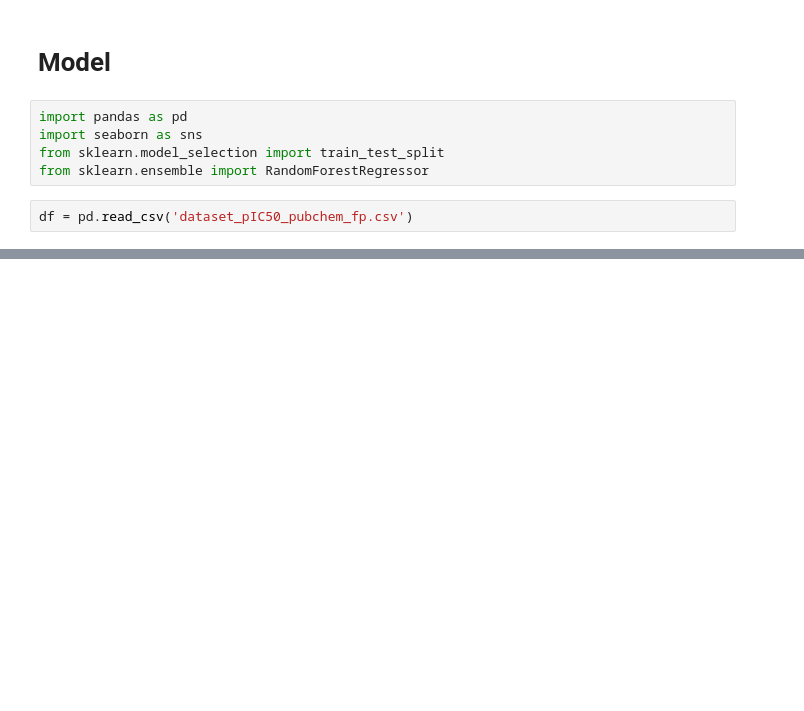
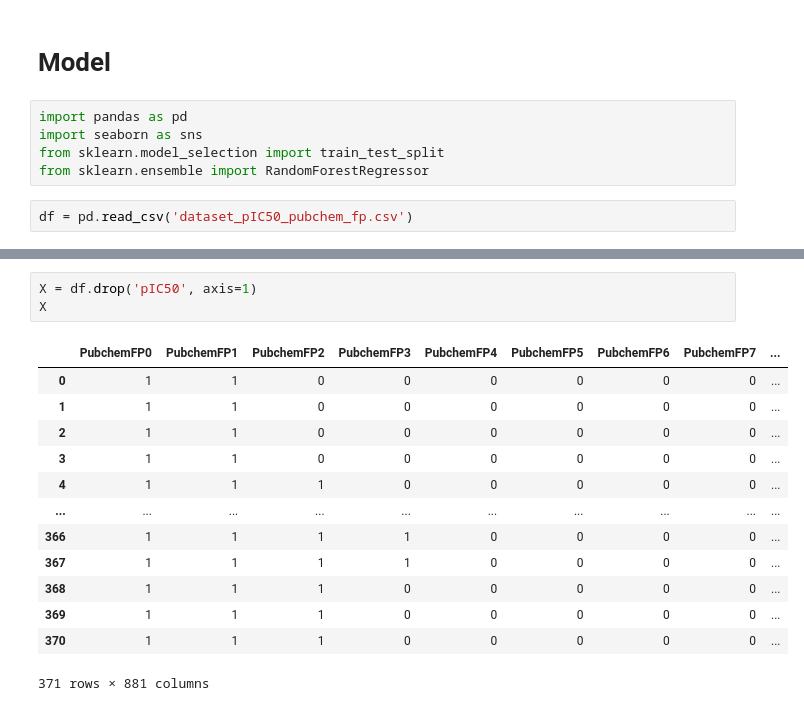
Before and after one commit to sofijaaa21/projekat, a Jupyter notebook: Untitled9.ipynb, the cells around one changed output, grey strips where cells are left out. Drawn from its saved outputs; the diff is of its cells as text; blank space fills up the shorter version.

```diff
--- a/Untitled9.ipynb
+++ b/Untitled9.ipynb
@@ -990,0 +991,17 @@ df
+# %%
+X = df.drop('pIC50', axis=1)
+X
+# %% [output]
+|  | PubchemFP0 | PubchemFP1 | PubchemFP2 | PubchemFP3 | PubchemFP4 | PubchemFP5 | PubchemFP6 | PubchemFP7 | ... |
+| 0 | 1 | 1 | 0 | 0 | 0 | 0 | 0 | 0 | ... |
+| 1 | 1 | 1 | 0 | 0 | 0 | 0 | 0 | 0 | ... |
+| 2 | 1 | 1 | 0 | 0 | 0 | 0 | 0 | 0 | ... |
+| 3 | 1 | 1 | 0 | 0 | 0 | 0 | 0 | 0 | ... |
+| 4 | 1 | 1 | 1 | 0 | 0 | 0 | 0 | 0 | ... |
+| ... | ... | ... | ... | ... | ... | ... | ... | ... | ... |
+| 366 | 1 | 1 | 1 | 1 | 0 | 0 | 0 | 0 | ... |
+| 367 | 1 | 1 | 1 | 1 | 0 | 0 | 0 | 0 | ... |
+| 368 | 1 | 1 | 1 | 0 | 0 | 0 | 0 | 0 | ... |
+| 369 | 1 | 1 | 1 | 0 | 0 | 0 | 0 | 0 | ... |
+| 370 | 1 | 1 | 1 | 0 | 0 | 0 | 0 | 0 | ... |
+371 rows × 881 columns
```
Also changed, not shown: parts of 29 cells of this notebook.
